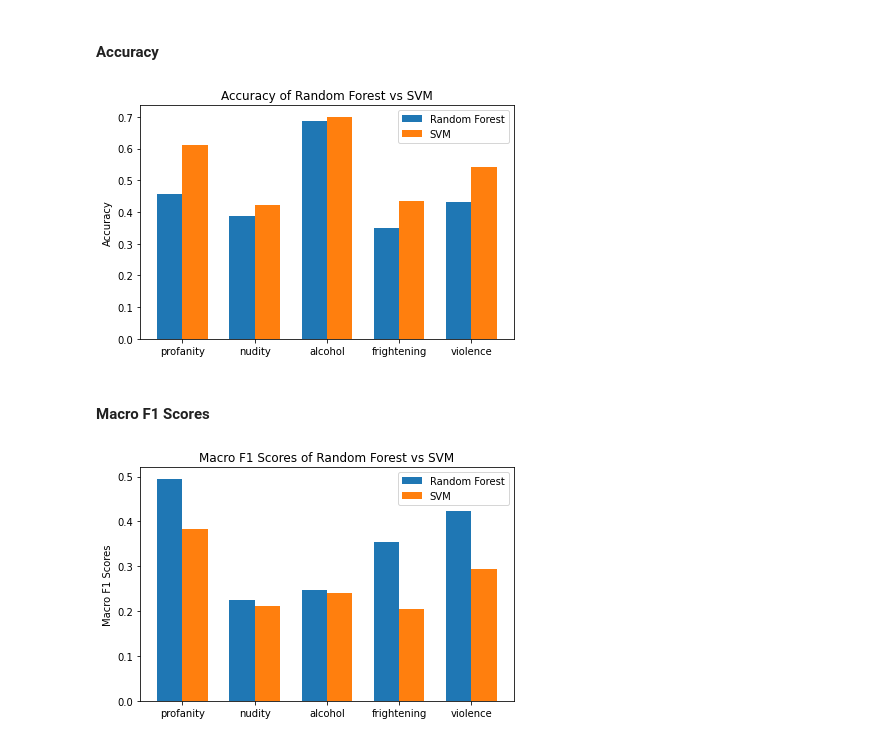
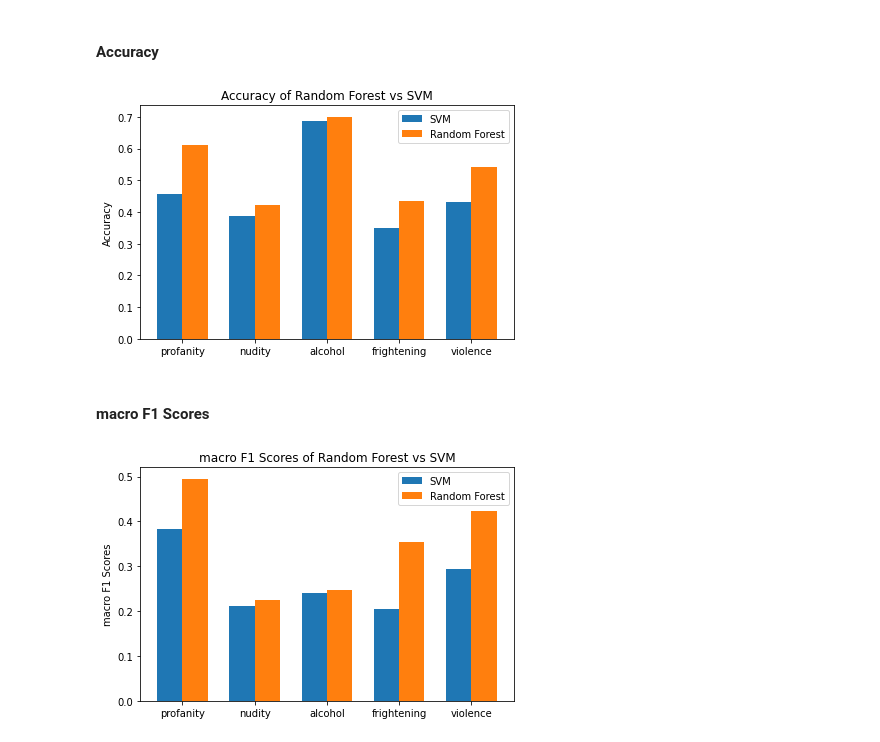
Before and after one commit to rlCodev/data-science-text-analytics, a Jupyter notebook: own_model/random_forest_improved_svm.ipynb, the cells around one changed output. Cells and saved outputs as stored; diff of their text form; code cells hidden in the pictures.

Commit message:
fix mixed up graph

```diff
--- a/own_model/random_forest_improved_svm.ipynb
+++ b/own_model/random_forest_improved_svm.ipynb
@@ -322,8 +322,8 @@ def plot_metric(metric = 'Accuracy', joined_dict = {}):
     width = 0.35
 
     fig, ax = plt.subplots()
-    rects1 = ax.bar(x - width/2, rf_scores, width, label='Random Forest')
-    rects2 = ax.bar(x + width/2, svm_scores, width, label='SVM')
+    rects1 = ax.bar(x - width/2, rf_scores, width, label='SVM' )
+    rects2 = ax.bar(x + width/2, svm_scores, width, label='Random Forest')
 
     ax.set_ylabel(metric)
     ax.set_title(f'{metric} of Random Forest vs SVM')
@@ -343,16 +343,16 @@ for key in accuracy_dict_svm.keys() | accuracy_dict_rf.keys():
 labels = list(accuracy_dict.keys())
 plot_metric(metric = 'Accuracy', joined_dict = accuracy_dict)
 # %% [output]
-[figure, old version]
+[figure, new version]
 # %% [markdown]
-#### Macro F1 Scores
+#### macro F1 Scores
 # %%
 macro_f1_score = {}
 for key in macro_f1_dict_rf.keys() | macro_f1_dict_svm.keys():
-    macro_f1_score[key] = [macro_f1_dict_rf.get(key), macro_f1_dict_svm.get(key)]
+    macro_f1_score[key] = [macro_f1_dict_svm.get(key), macro_f1_dict_rf.get(key)]
 # %%
 # Take macro scores since data is unbalanced
 labels = list(macro_f1_score.keys())
-plot_metric(metric = 'Macro F1 Scores', joined_dict = macro_f1_score)
+plot_metric(metric = 'macro F1 Scores', joined_dict = macro_f1_score)
 # %% [output]
-[figure, old version]
+[figure, new version]
```
Also changed, not shown: 2 other files.
